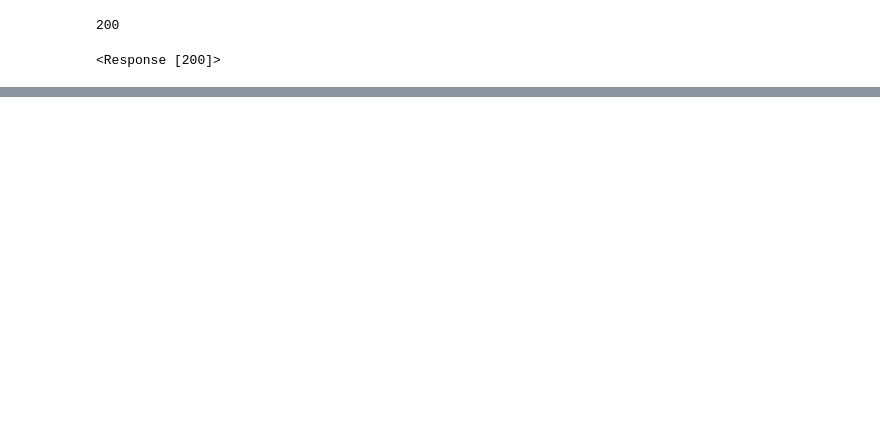
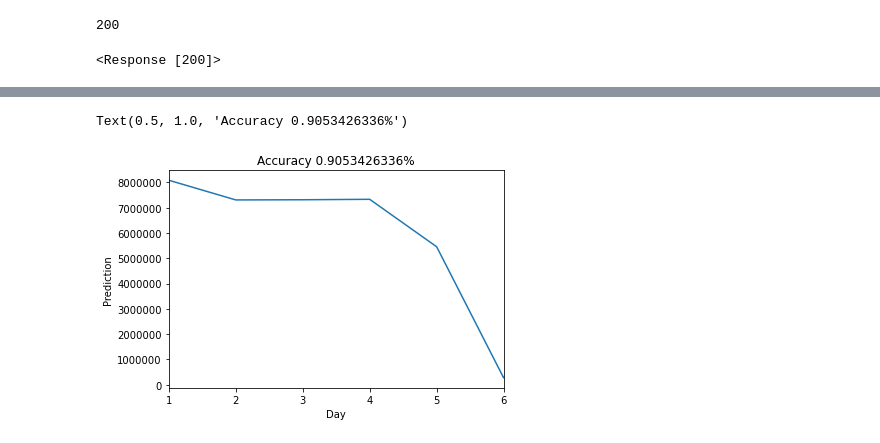
Before and after one commit to nathaliaop/rossman-drugstore-sales, a Jupyter notebook: Jupyter Notebooks/random_forest_regression.ipynb, the cells around one changed output, grey strips where cells are left out. Drawn from its saved outputs; the diff is of its cells as text; code cells hidden in the pictures; blank space fills up the shorter version.

```diff
--- a/Jupyter Notebooks/random_forest_regression.ipynb
+++ b/Jupyter Notebooks/random_forest_regression.ipynb
@@ -70,8 +70,8 @@ def plot_graph(y_pred, y_test, y_result):
 # %%
 if __name__ == '__main__':
     # get data
-    X, y = get_data('preprocessed_data/data.csv')
-    X_pred = pd.read_csv('preprocessed_data/X_pred.csv')
+    X, y = get_data('../preprocessed_data/data.csv')
+    X_pred = pd.read_csv('../preprocessed_data/X_pred.csv')
 
     # split train and test
     X_train, X_test, y_train, y_test = split_train_test(X.values, y.values)
@@ -85,6 +85,6 @@ if __name__ == '__main__':
 
     # visualize
     y_pred = organize_prediction(X_pred, y_pred)
-    export_result(y_pred, 'result_data/random_forest_regression.csv')
+    export_result(y_pred, '../result_data/random_forest_regression.csv')
     plot_graph(y_pred, y_test, y_result)
 # %% [output]
@@ -116,0 +106,8 @@ r = requests.post(url=url, data=data, headers=headers)
+# %%
+url = 'http://192.168.0.148:5000/predict'
+data = str({"Year":2015,"Month":10})
+headers = {'Content-type': 'application/json'}
+r = requests.post(url, json={
+  "Year": "2015",
+  "Month": "9"
+})
@@ -123,4 +132,4 @@ print(r)
 # %% [output]
 <Response [200]>
 # %%
-pd.DataFrame(r.json(), columns=r.json()[0].keys())
+a = pd.DataFrame(r.json(), columns=r.json()[0].keys())
@@ -130,0 +168,9 @@ pd.DataFrame(r.json(), columns=r.json()[0].keys())
+# %%
+new_dataset = a[['Prediction', 'Day']].groupby('Day').sum().reset_index()
+fig = sns.lineplot(data=new_dataset, x="Day", y="Prediction")
+fig.set(xlim=(1,6))
+fig.ticklabel_format(style='plain', axis='y')
+fig.set_title('Accuracy {:.10f}%'.format(evaluate(y_test, y_result)))
+# %% [output]
+Text(0.5, 1.0, 'Accuracy 0.9053426336%')
+[figure, added]
```
Also changed, not shown: parts of 7 cells of this notebook, 5 other files.
